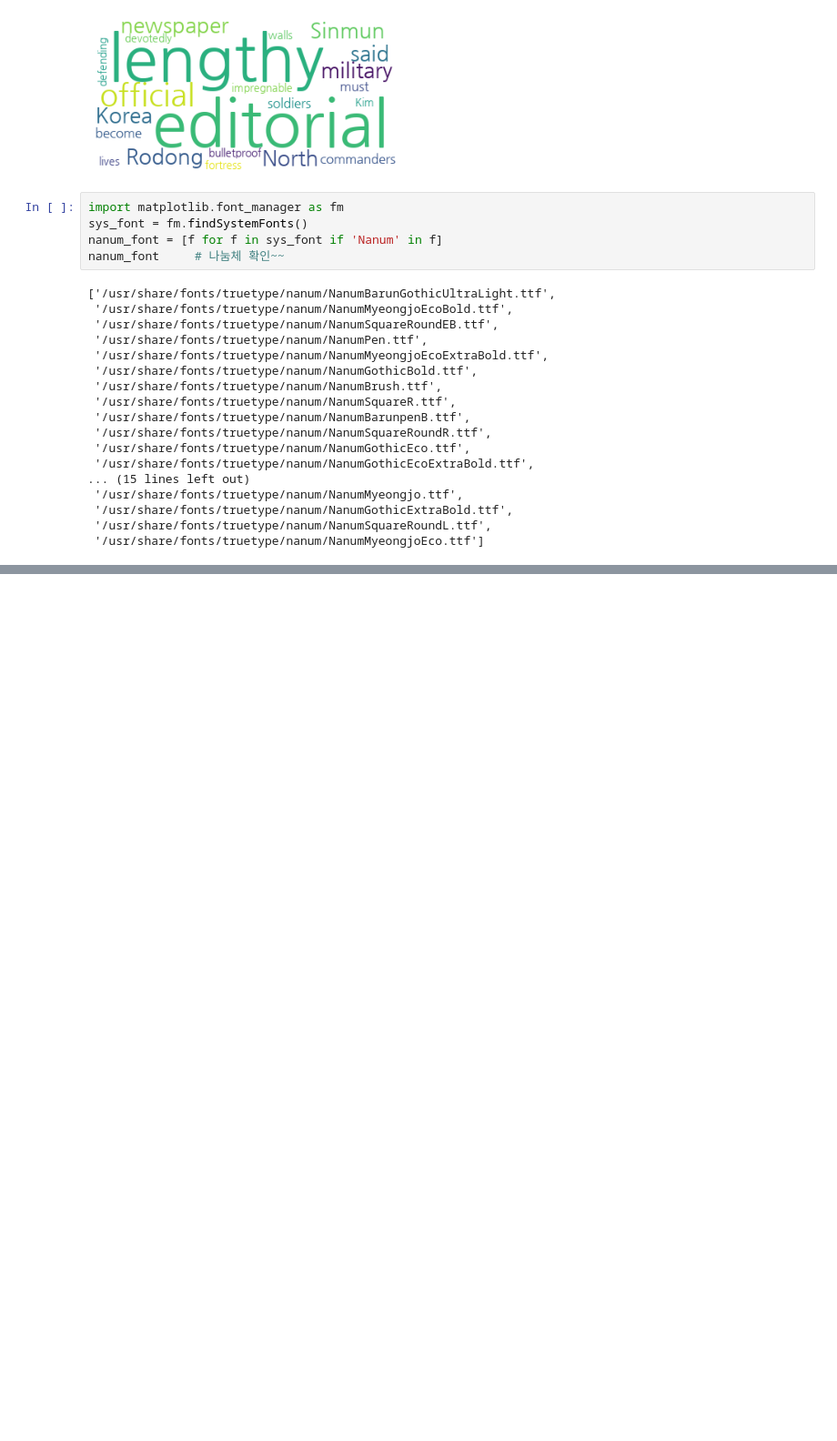
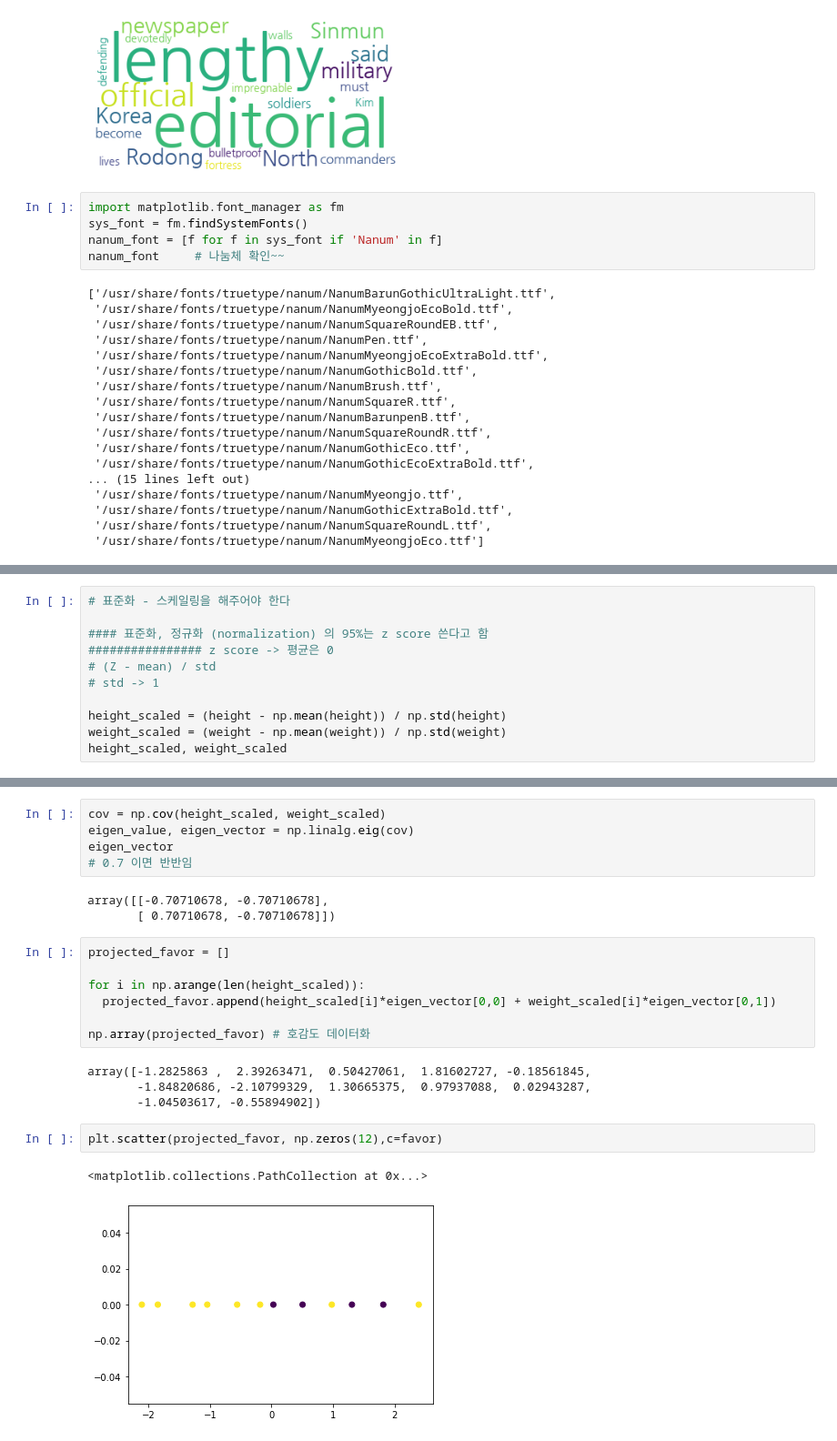
Before and after one commit to eaglehkim/python, a Jupyter notebook: prac2.ipynb, the cells around one changed output, grey strips where cells are left out. Shown at 91% size. Saved outputs shown, nothing was run; the diff lists cells and outputs as text; blank space fills up the shorter version.

```diff
--- a/prac2.ipynb
+++ b/prac2.ipynb
@@ -2602,0 +2799,11 @@ nanum_font     # 나눔체 확인~~
+# %%
+# 표준화 - 스케일링을 해주어야 한다
+
+#### 표준화, 정규화 (normalization) 의 95%는 z score 쓴다고 함
+################ z score -> 평균은 0
+# (Z - mean) / std
+# std -> 1
+
+height_scaled = (height - np.mean(height)) / np.std(height)
+weight_scaled = (weight - np.mean(weight)) / np.std(weight)
+height_scaled, weight_scaled
@@ -2602,0 +2820,24 @@ nanum_font     # 나눔체 확인~~
+# %%
+cov = np.cov(height_scaled, weight_scaled)
+eigen_value, eigen_vector = np.linalg.eig(cov)
+eigen_vector
+# 0.7 이면 반반임
+# %% [output]
+array([[-0.70710678, -0.70710678],
+       [ 0.70710678, -0.70710678]])
+# %%
+projected_favor = []
+
+for i in np.arange(len(height_scaled)):
+  projected_favor.append(height_scaled[i]*eigen_vector[0,0] + weight_scaled[i]*eigen_vector[0,1])
+
+np.array(projected_favor) # 호감도 데이터화
+# %% [output]
+array([-1.2825863 ,  2.39263471,  0.50427061,  1.81602727, -0.18561845,
+       -1.84820686, -2.10799329,  1.30665375,  0.97937088,  0.02943287,
+       -1.04503617, -0.55894902])
+# %%
+plt.scatter(projected_favor, np.zeros(12),c=favor)
+# %% [output]
+<matplotlib.collections.PathCollection at 0x...>
+[figure, added]
```
Also changed, not shown: parts of 22 cells of this notebook.
